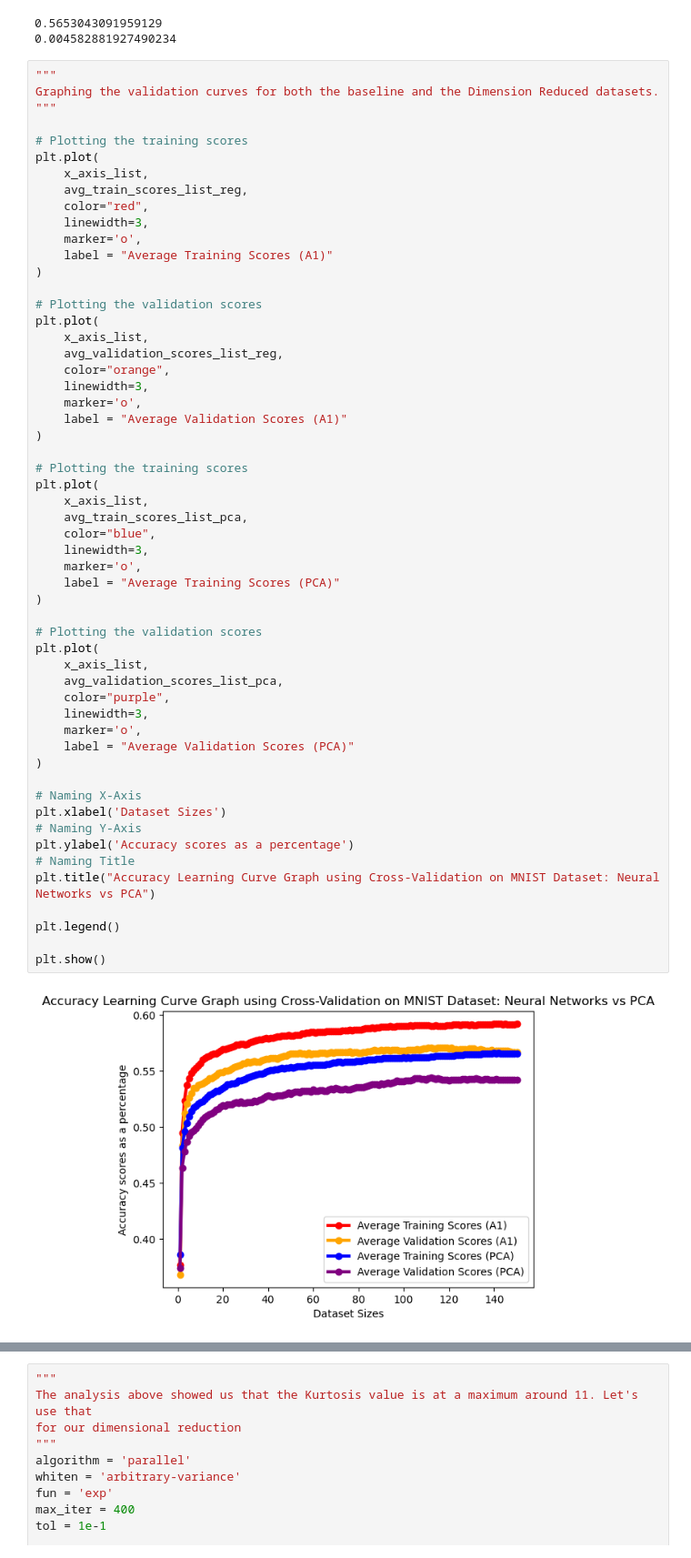
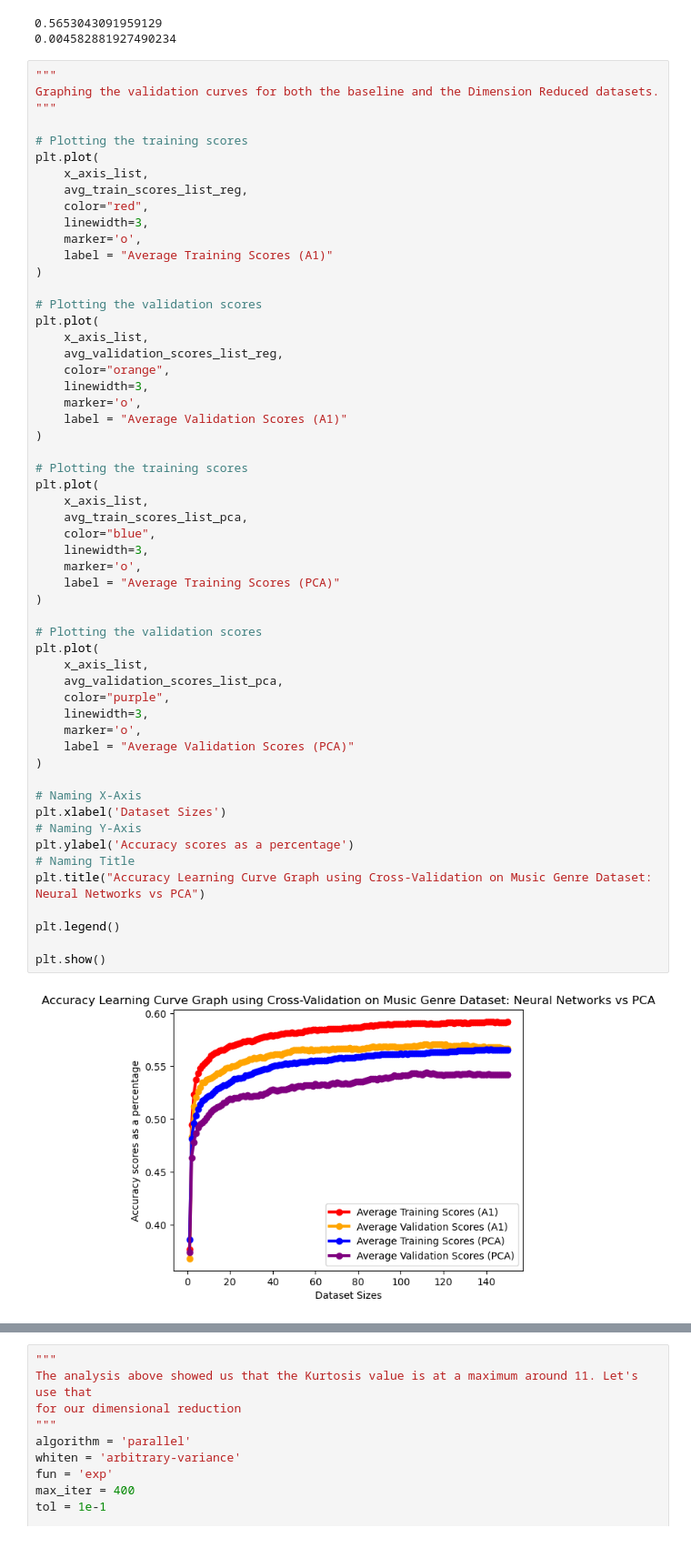
Before and after one commit to psiionik/OMSCSMachineLearning_Project3Code, a Jupyter notebook: neuralnet_musicgenredataset.ipynb, the cells around one changed output, grey strips where cells are left out. Shown at 91% size. Drawn from its saved outputs; the diff is of its cells as text.

```diff
--- a/neuralnet_musicgenredataset.ipynb
+++ b/neuralnet_musicgenredataset.ipynb
@@ -520,35 +520,35 @@ plt.plot(
 # Plotting the training scores
 plt.plot(
     x_axis_list,
     avg_train_scores_list_pca,
     color="blue",
     linewidth=3,
     marker='o',
     label = "Average Training Scores (PCA)"
 )
 
 # Plotting the validation scores
 plt.plot(
     x_axis_list,
     avg_validation_scores_list_pca,
     color="purple",
     linewidth=3,
     marker='o',
     label = "Average Validation Scores (PCA)"
 )
 
 # Naming X-Axis
 plt.xlabel('Dataset Sizes')
 # Naming Y-Axis
 plt.ylabel('Accuracy scores as a percentage')
 # Naming Title
-plt.title("Accuracy Learning Curve Graph using Cross-Validation on MNIST Dataset: Neural Networks vs PCA")
+plt.title("Accuracy Learning Curve Graph using Cross-Validation on Music Genre Dataset: Neural Networks vs PCA")
 
 plt.legend()
 
 plt.show()
 # %% [output]
-[figure, old version]
+[figure, new version]
 # %%
 """
 Plotting the results into a loss learning curve graph
```
Also changed, not shown: parts of 1 cell of this notebook, 1 other file.
